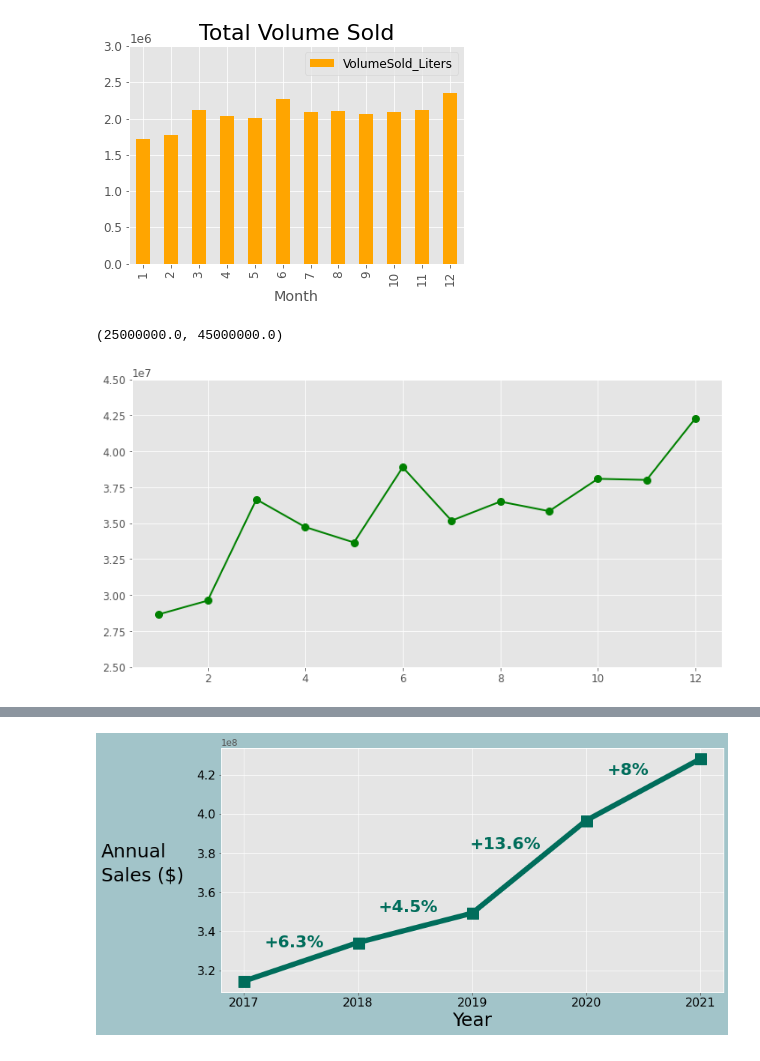
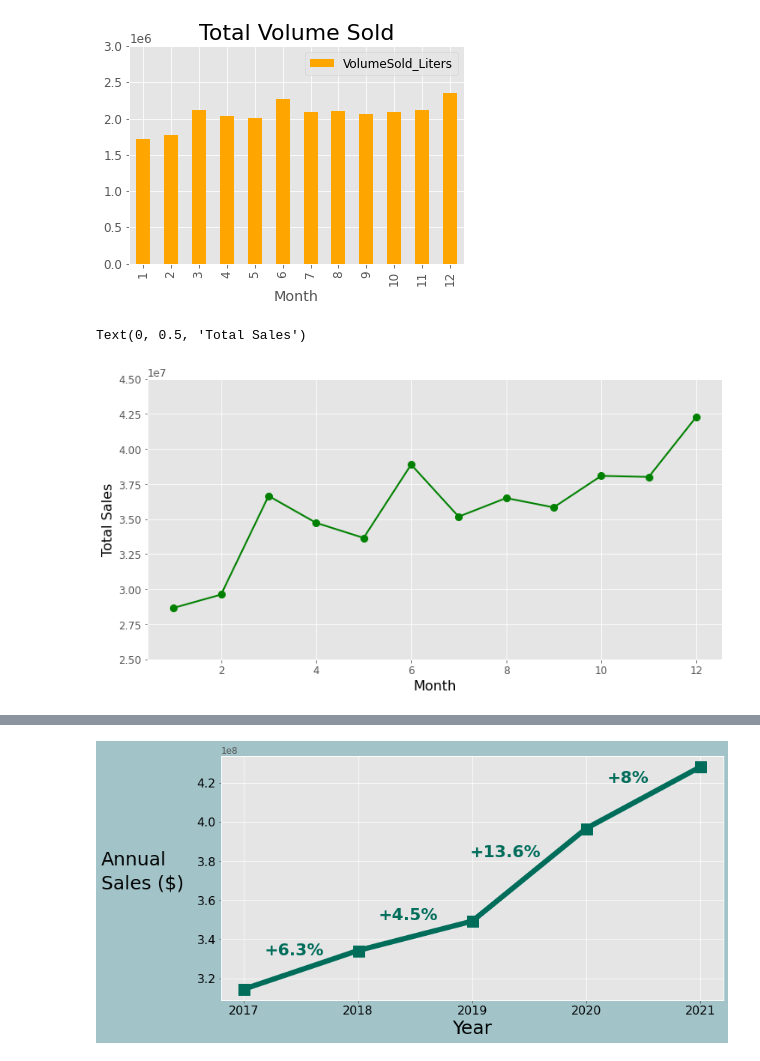
Before and after one commit to flyingcape/Iowa_Liquor_Sales, a Jupyter notebook: LiquorSales_Initial_EDA.ipynb, the cells around one changed output, grey strips where cells are left out. Cells and saved outputs as stored; diff of their text form; code cells hidden in the pictures.

```diff
--- a/LiquorSales_Initial_EDA.ipynb
+++ b/LiquorSales_Initial_EDA.ipynb
@@ -178,9 +191,11 @@ plt.ylim(0,3e6)
 # %%
 fig = plt.figure(figsize = (12,6))
 plt.plot([1,2,3,4,5,6,7,8,9,10,11,12],
          temp[temp['Year']==2021].groupby(['Month']).agg({'Sale_Dollars':'sum'}),
         color='green', marker='o', linewidth=2, markersize=8)
 plt.ylim(2.5e7,4.5e7)
+plt.xlabel('Month', fontsize=16, color = 'black', rotation = 0)
+plt.ylabel('Total Sales', fontsize=16, color = 'black', rotation = 90)
 # %% [output]
-(25000000.0, 45000000.0)
+Text(0, 0.5, 'Total Sales')
-[figure, old version]
+[figure, new version]
```
Also changed, not shown: parts of 16 cells of this notebook.
